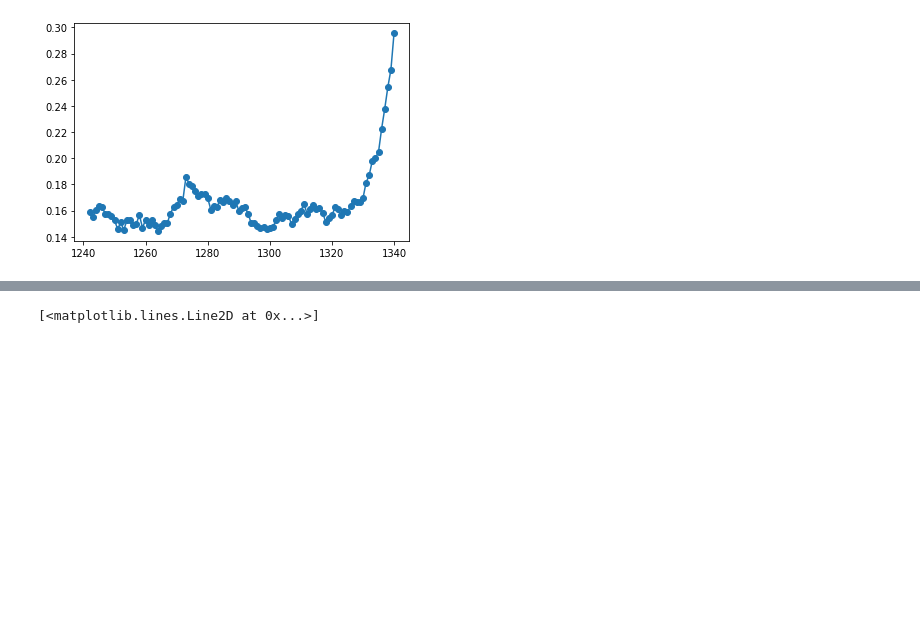
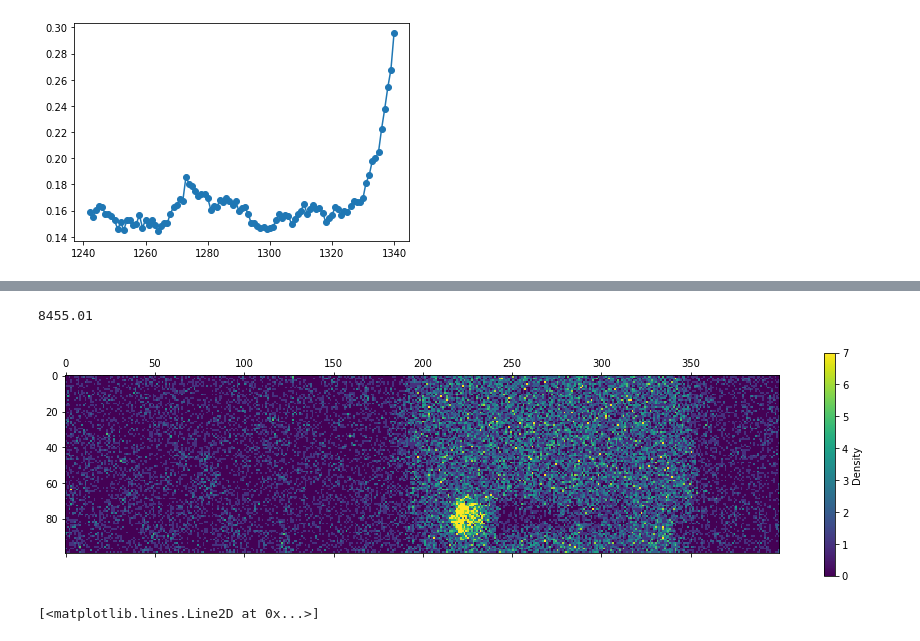
Before and after one commit to BrieucB/AI2d, a Jupyter notebook: AI2D_off_lattice/destab_bands/destab_bands.ipynb, the cells around one changed output, grey strips where cells are left out. Cells and saved outputs as stored; diff of their text form; code cells hidden in the pictures; blank space fills up the shorter version.

```diff
--- a/AI2D_off_lattice/destab_bands/destab_bands.ipynb
+++ b/AI2D_off_lattice/destab_bands/destab_bands.ipynb
@@ -107,3 +101,17 @@ plt.colorbar()
+# %%
+D=0.7
+k=1
+
+kt=110
+print(t0)
+X=df_rho[D][k][df_rho[D][k].t==t0].drop(columns=['t',])
+v0=np.max(np.max(X))
+plt.matshow(X, vmin=0, vmax=np.abs(v0)/2)
+cbar = plt.colorbar()
+cbar.set_label('Density')
+# %% [output]
+8455.01
+[figure, added]
 # %%
 D=0.1
 mag_min=[]
```
Also changed, not shown: parts of 13 cells of this notebook, 33 other files.
